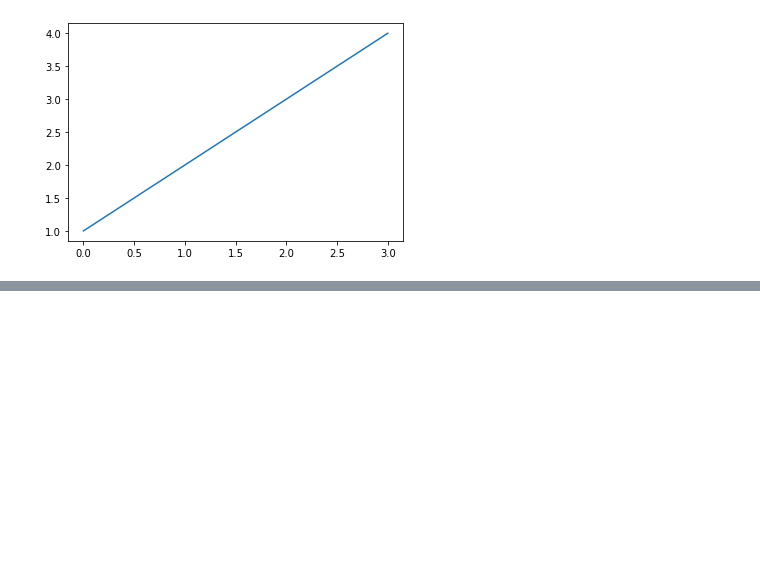
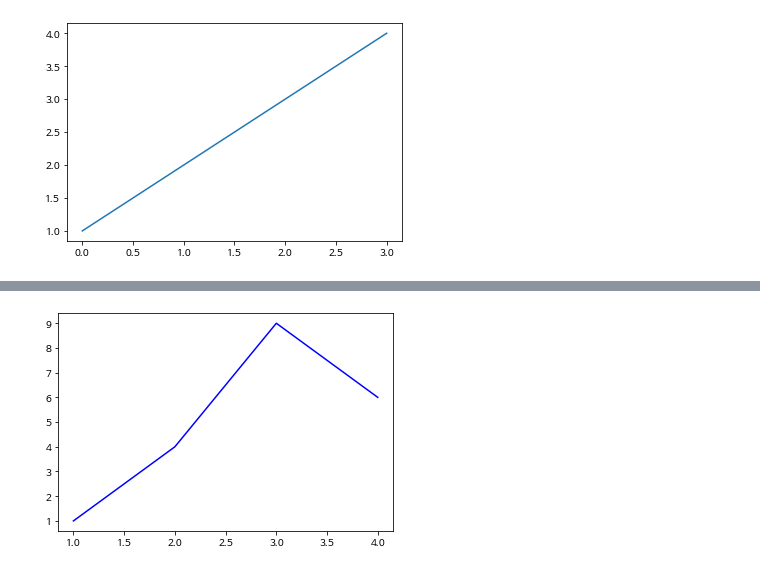
Before and after one commit to Ryeol93/matplotlib, a Jupyter notebook: Matplotlib.ipynb, the cells around one changed output, grey strips where cells are left out. Cells and saved outputs as stored; diff of their text form; code cells hidden in the pictures; blank space fills up the shorter version.

```diff
--- a/Matplotlib.ipynb
+++ b/Matplotlib.ipynb
@@ -18,0 +58,5 @@ plt.show()
+# %%
+plt.plot([1,2,3,4],[1,4,9,6],'b-')    # 블루의 실선 (앞에서는 색깔,뒤에는 나타내는 모형)
+plt.show()
+# %% [output]
+[figure, added]
```
Also changed, not shown: parts of 55 cells of this notebook.
